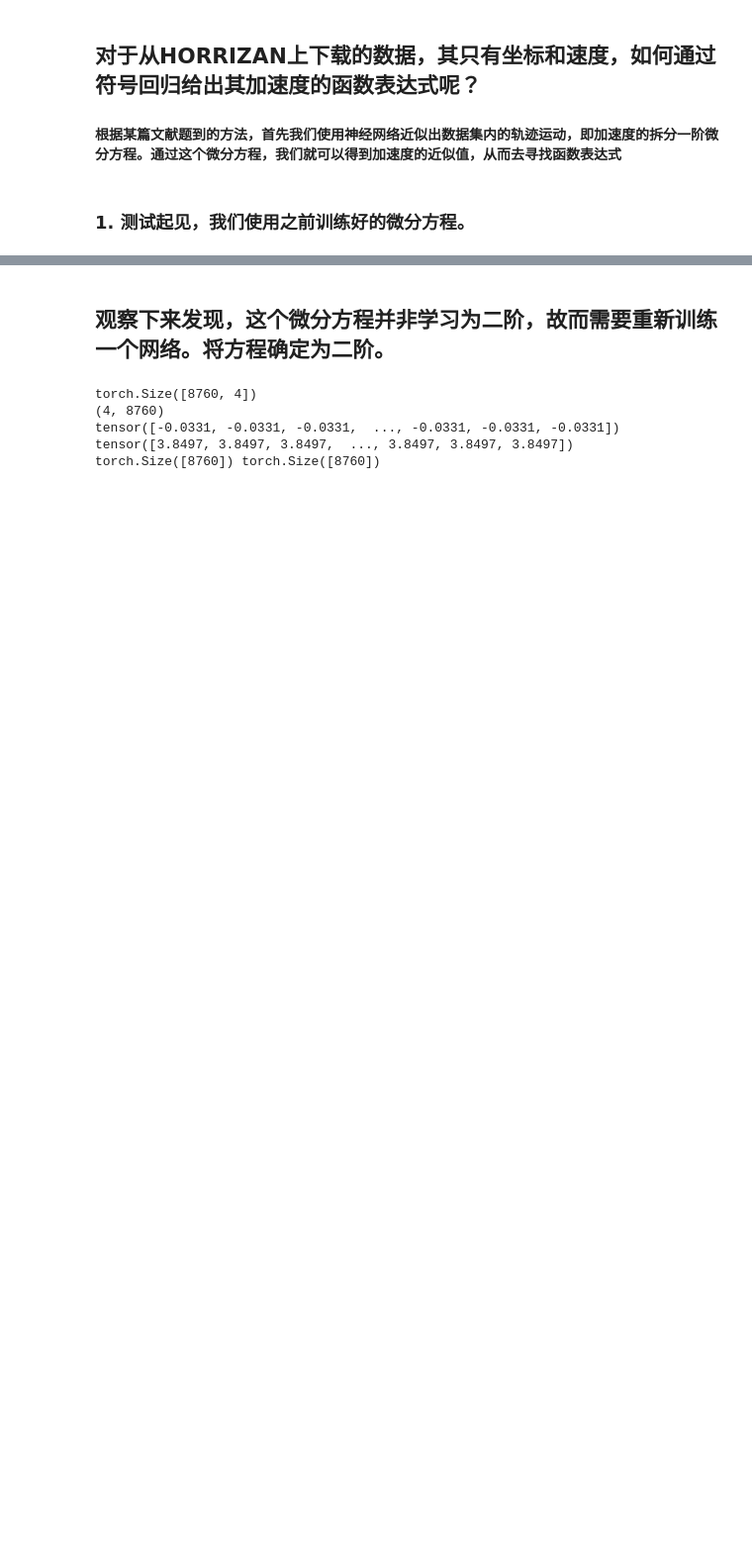
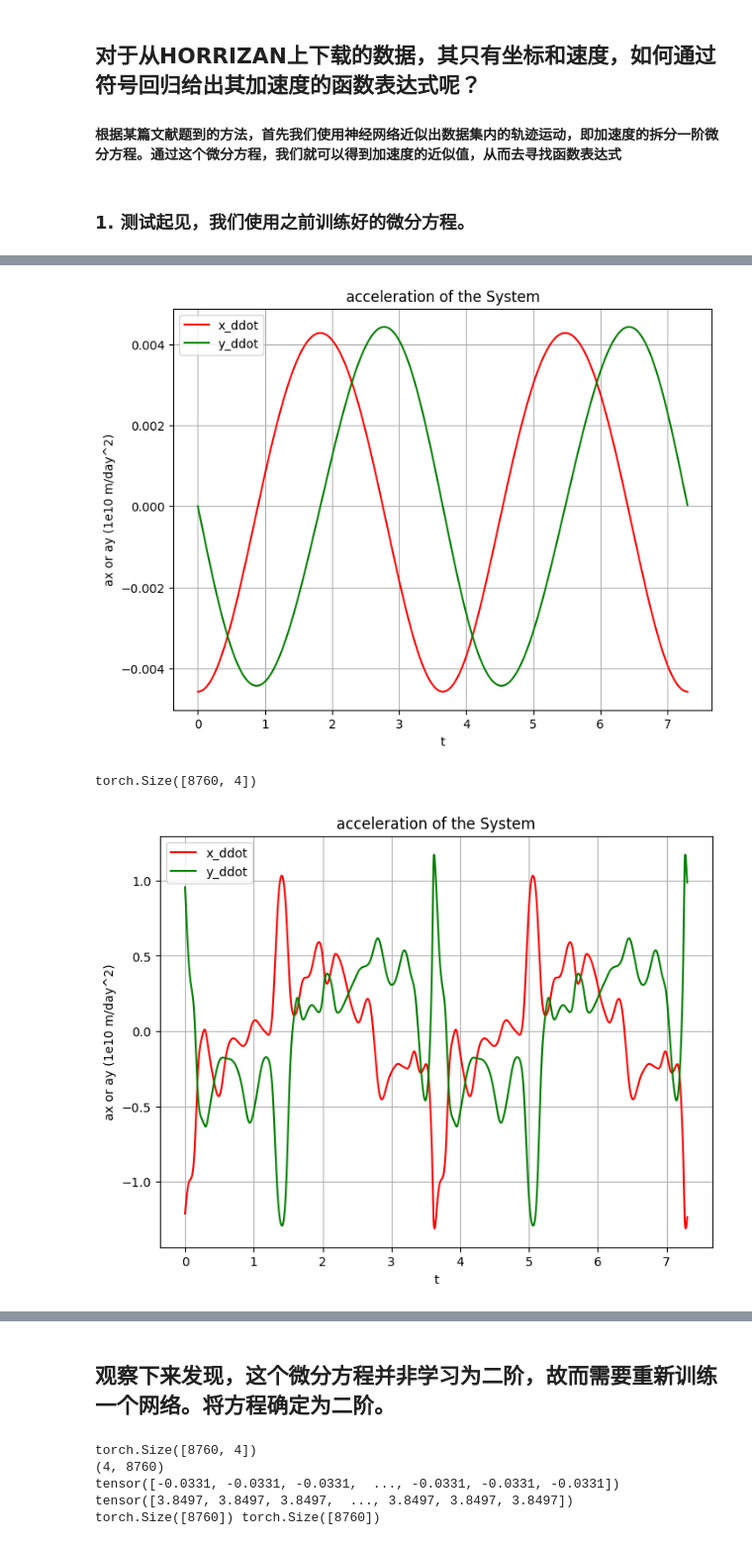
Before and after one commit to wears8/graduaion_project, a Jupyter notebook: symbol_recycle/slove_method.ipynb, the cells around one changed output, grey strips where cells are left out. Shown at 99% size. Saved outputs shown, nothing was run; the diff lists cells and outputs as text; code cells hidden in the pictures; blank space fills up the shorter version.

```diff
--- a/symbol_recycle/slove_method.ipynb
+++ b/symbol_recycle/slove_method.ipynb
@@ -89,0 +197,45 @@ plt.show()
+# %%
+x , y, vx, vy = yy[0], yy[1],  yy[2],  yy[3]
+
+# 计算距离 r 和加速度分量
+r = np.sqrt(x**2 + y**2)
+G = 6.67430e-11 * 86400**2/1e30  # 引力常数, m^3 kg^-1 s^-2（调整单位）
+M = 1.989e30  # 太阳质量
+GM = G * M
+
+# 加速度分量
+x_ddot = -GM * x / r**3
+y_ddot = -GM * y / r**3
+
+
+plt.figure(figsize=(8, 6))
+plt.plot(t,x_ddot, color = 'red',label = 'x_ddot')
+plt.plot(t,y_ddot, color = 'green',label = 'y_ddot')
+plt.xlabel('t')
+plt.ylabel('ax or ay (1e10 m/day^2)')
+plt.title('acceleration of the System')
+plt.legend()
+plt.grid()
+plt.show()
+
+
+# 根据模型计算出的加速度
+yo = torch.tensor(yy.T, dtype=torch.float32)
+t = torch.tensor(t,dtype = torch.float32)
+tt = model.forward(t,yo)
+pre = tt.detach().numpy()
+print(yo.shape)
+
+plt.figure(figsize=(8, 6))
+plt.plot(t,pre[:,2], color = 'red',label = 'x_ddot')
+plt.plot(t,pre[:,3], color = 'green',label = 'y_ddot')
+plt.xlabel('t')
+plt.ylabel('ax or ay (1e10 m/day^2)')
+plt.title('acceleration of the System')
+plt.legend()
+plt.grid()
+plt.show()
+# %% [output]
+[figure, added]
+torch.Size([8760, 4])
+[figure, added]
```
Also changed, not shown: parts of 13 cells of this notebook, 8 other files.
